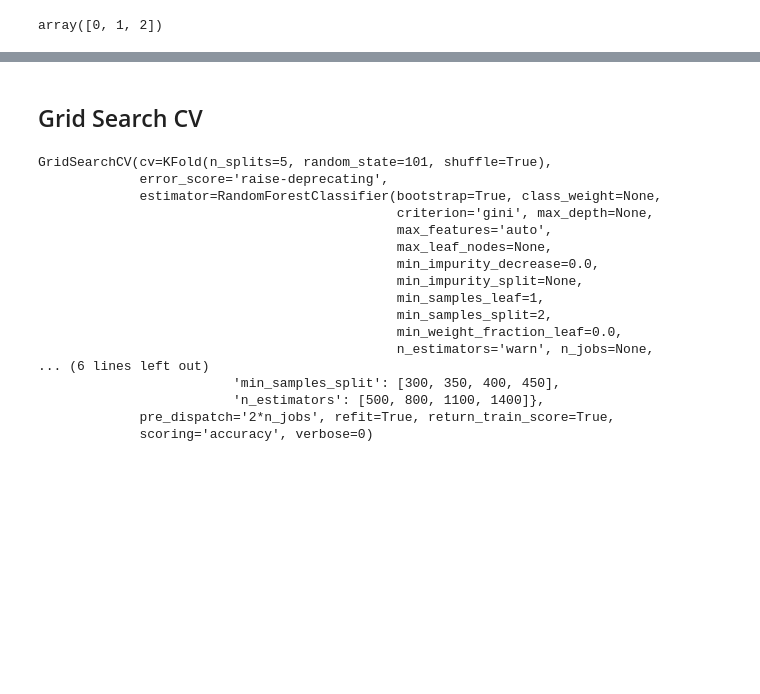
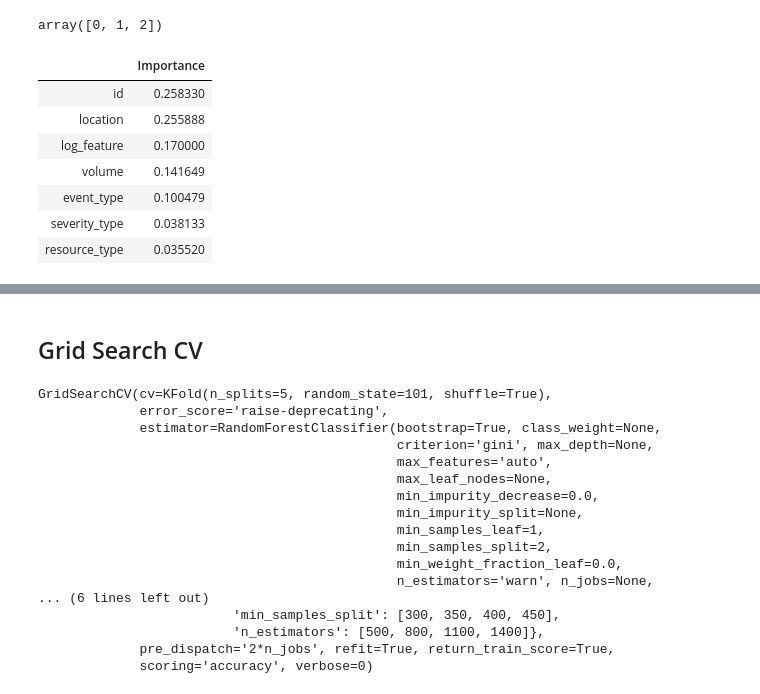
Before and after one commit to rowlandhill2020/NU_498_Team55, a Jupyter notebook: Team_55_Telstra.ipynb, the cells around one changed output, grey strips where cells are left out. Saved outputs shown, nothing was run; the diff lists cells and outputs as text; code cells hidden in the pictures; blank space fills up the shorter version.

```diff
--- a/Team_55_Telstra.ipynb
+++ b/Team_55_Telstra.ipynb
@@ -582,3 +582,14 @@ x_test.head()
 x_test.PREDICTIONS.unique()
 # %% [output]
 array([0, 1, 2])
+# %%
+feature_importances
+# %% [output]
+|  | Importance |
+| id | 0.258330 |
+| location | 0.255888 |
+| log_feature | 0.170000 |
+| volume | 0.141649 |
+| event_type | 0.100479 |
+| severity_type | 0.038133 |
+| resource_type | 0.035520 |
```
Also changed, not shown: parts of 7 cells of this notebook.
